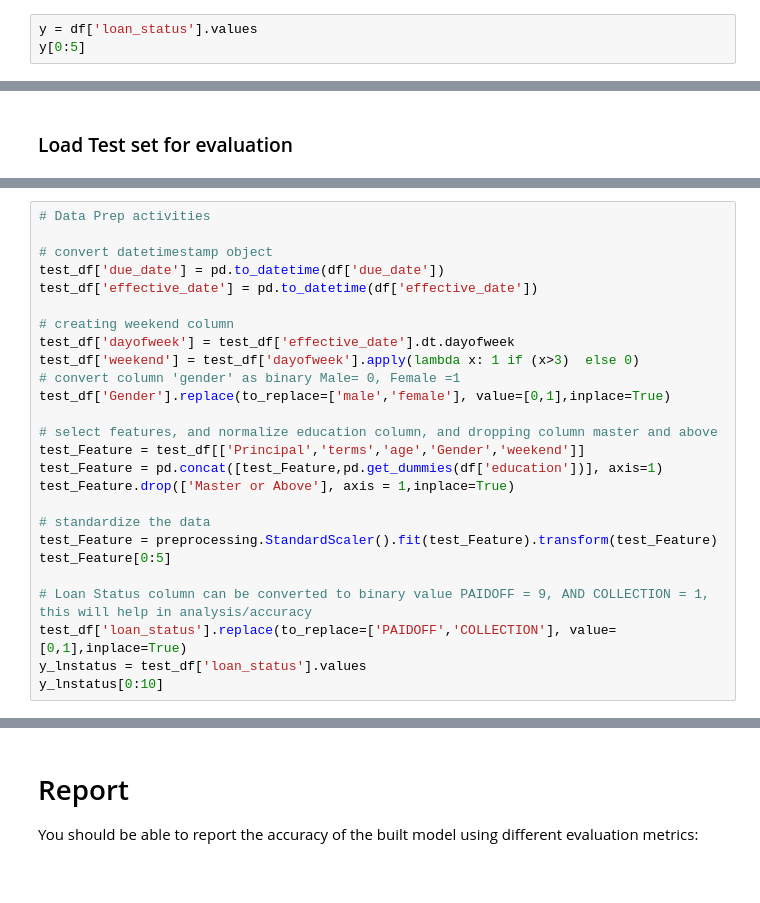
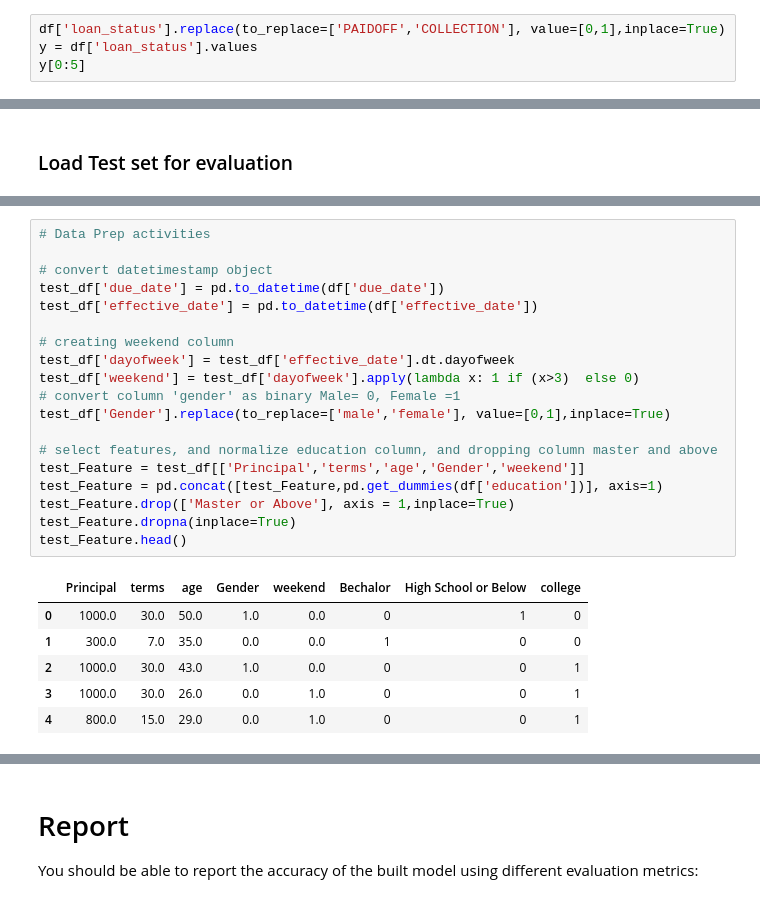
Before and after one commit to pratikpatel02/coursera-capstone-project, a Jupyter notebook: ML0101EN-Proj-Loan-py-v1.ipynb, the cells around one changed output, grey strips where cells are left out. Cells and saved outputs as stored; diff of their text form.

```diff
--- a/ML0101EN-Proj-Loan-py-v1.ipynb
+++ b/ML0101EN-Proj-Loan-py-v1.ipynb
@@ -137,5 +232,6 @@ X[0:5]
 # %% [markdown]
 What are our lables?
 # %%
+df['loan_status'].replace(to_replace=['PAIDOFF','COLLECTION'], value=[0,1],inplace=True)
 y = df['loan_status'].values
 y[0:5]
@@ -285,26 +456,26 @@ test_df.head()
 # %%
 # Data Prep activities
 
 # convert datetimestamp object
 test_df['due_date'] = pd.to_datetime(df['due_date'])
 test_df['effective_date'] = pd.to_datetime(df['effective_date'])
 
 # creating weekend column
 test_df['dayofweek'] = test_df['effective_date'].dt.dayofweek
 test_df['weekend'] = test_df['dayofweek'].apply(lambda x: 1 if (x>3)  else 0)
 # convert column 'gender' as binary Male= 0, Female =1
 test_df['Gender'].replace(to_replace=['male','female'], value=[0,1],inplace=True)
 
 # select features, and normalize education column, and dropping column master and above
 test_Feature = test_df[['Principal','terms','age','Gender','weekend']]
 test_Feature = pd.concat([test_Feature,pd.get_dummies(df['education'])], axis=1)
 test_Feature.drop(['Master or Above'], axis = 1,inplace=True)
-
-# standardize the data
-test_Feature = preprocessing.StandardScaler().fit(test_Feature).transform(test_Feature)
-test_Feature[0:5]
-
-# Loan Status column can be converted to binary value PAIDOFF = 9, AND COLLECTION = 1, this will help in analysis/accuracy
-test_df['loan_status'].replace(to_replace=['PAIDOFF','COLLECTION'], value=[0,1],inplace=True)
-y_lnstatus = test_df['loan_status'].values
-y_lnstatus[0:10]
+test_Feature.dropna(inplace=True)
+test_Feature.head()
+# %% [output]
+|  | Principal | terms | age | Gender | weekend | Bechalor | High School or Below | college |
+| 0 | 1000.0 | 30.0 | 50.0 | 1.0 | 0.0 | 0 | 1 | 0 |
+| 1 | 300.0 | 7.0 | 35.0 | 0.0 | 0.0 | 1 | 0 | 0 |
+| 2 | 1000.0 | 30.0 | 43.0 | 1.0 | 0.0 | 0 | 0 | 1 |
+| 3 | 1000.0 | 30.0 | 26.0 | 0.0 | 1.0 | 0 | 0 | 1 |
+| 4 | 800.0 | 15.0 | 29.0 | 0.0 | 1.0 | 0 | 0 | 1 |
```
Also changed, not shown: parts of 40 cells of this notebook.
